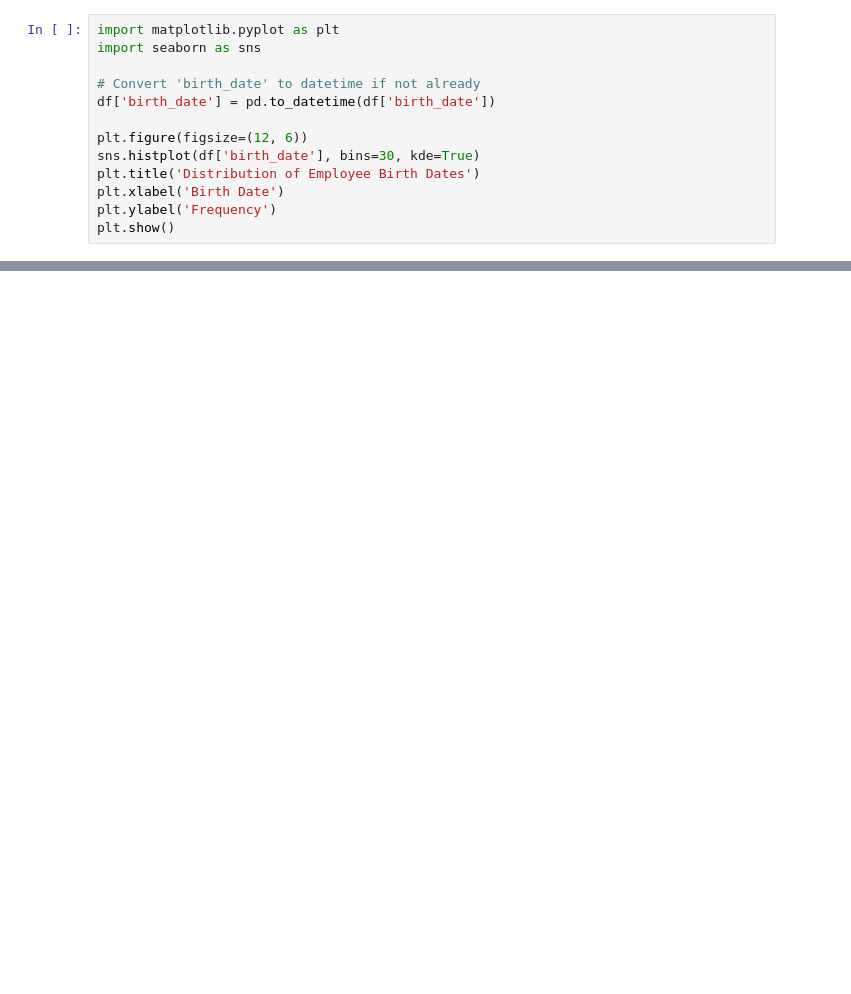
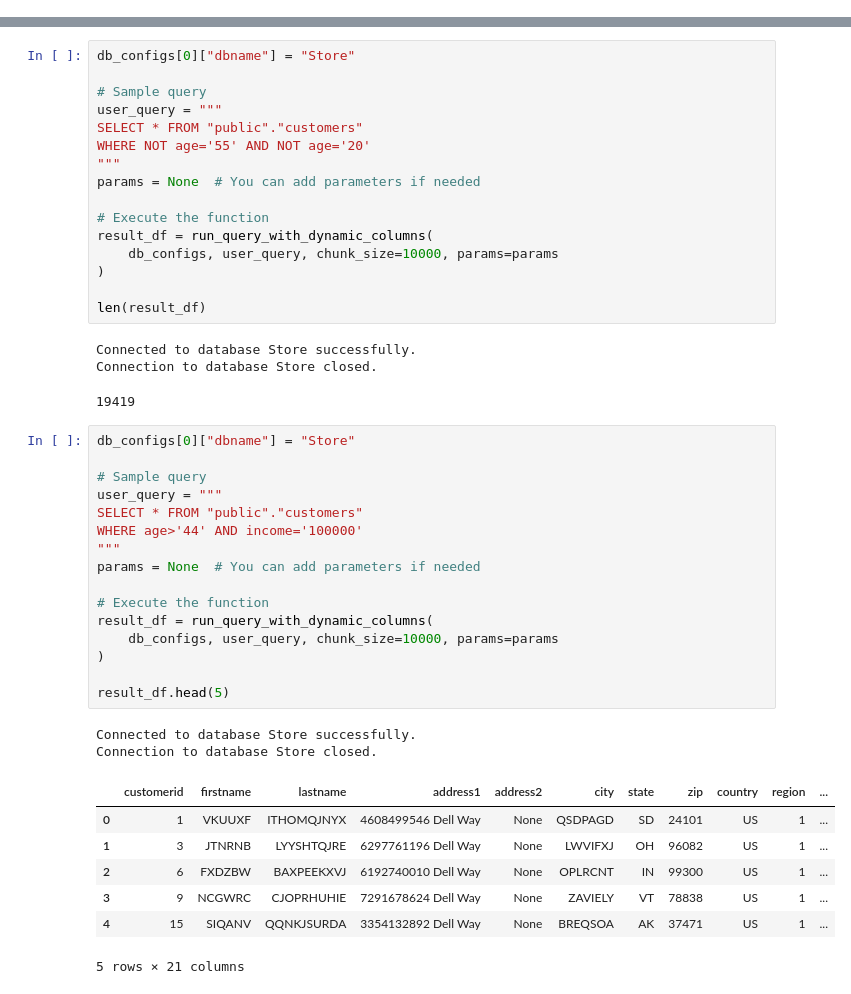
Before and after one commit to rameshkanna74/Bankai, a Jupyter notebook: postgres/01_basic.ipynb, the cells around one changed output, grey strips where cells are left out. Cells and saved outputs as stored; diff of their text form; blank space fills up the shorter version.

```diff
--- a/postgres/01_basic.ipynb
+++ b/postgres/01_basic.ipynb
@@ -735,13 +0,0 @@ Connection to database Employees closed.
-# %%
-import matplotlib.pyplot as plt
-import seaborn as sns
-
-# Convert 'birth_date' to datetime if not already
-df['birth_date'] = pd.to_datetime(df['birth_date'])
-
-plt.figure(figsize=(12, 6))
-sns.histplot(df['birth_date'], bins=30, kde=True)
-plt.title('Distribution of Employee Birth Dates')
-plt.xlabel('Birth Date')
-plt.ylabel('Frequency')
-plt.show()
@@ -809,0 +666,46 @@ plt.show()
+# %%
+db_configs[0]["dbname"] = "Store"
+
+# Sample query
+user_query = """
+SELECT * FROM "public"."customers"
+WHERE NOT age='55' AND NOT age='20'
+"""
+params = None  # You can add parameters if needed
+
+# Execute the function
+result_df = run_query_with_dynamic_columns(
+    db_configs, user_query, chunk_size=10000, params=params
+)
+
+len(result_df)
+# %% [output]
+Connected to database Store successfully.
+Connection to database Store closed.
+19419
+# %%
+db_configs[0]["dbname"] = "Store"
+
+# Sample query
+user_query = """
+SELECT * FROM "public"."customers"
+WHERE age>'44' AND income='100000'
+"""
+params = None  # You can add parameters if needed
+
+# Execute the function
+result_df = run_query_with_dynamic_columns(
+    db_configs, user_query, chunk_size=10000, params=params
+)
+
+result_df.head(5)
+# %% [output]
+Connected to database Store successfully.
+Connection to database Store closed.
+|  | customerid | firstname | lastname | address1 | address2 | city | state | zip | country | region | ... |
+| 0 | 1 | VKUUXF | ITHOMQJNYX | 4608499546 Dell Way | None | QSDPAGD | SD | 24101 | US | 1 | ... |
+| 1 | 3 | JTNRNB | LYYSHTQJRE | 6297761196 Dell Way | None | LWVIFXJ | OH | 96082 | US | 1 | ... |
+| 2 | 6 | FXDZBW | BAXPEEKXVJ | 6192740010 Dell Way | None | OPLRCNT | IN | 99300 | US | 1 | ... |
+| 3 | 9 | NCGWRC | CJOPRHUHIE | 7291678624 Dell Way | None | ZAVIELY | VT | 78838 | US | 1 | ... |
+| 4 | 15 | SIQANV | QQNKJSURDA | 3354132892 Dell Way | None | BREQSOA | AK | 37471 | US | 1 | ... |
+5 rows × 21 columns
```
Also changed, not shown: parts of 38 cells of this notebook, 1 other file.
